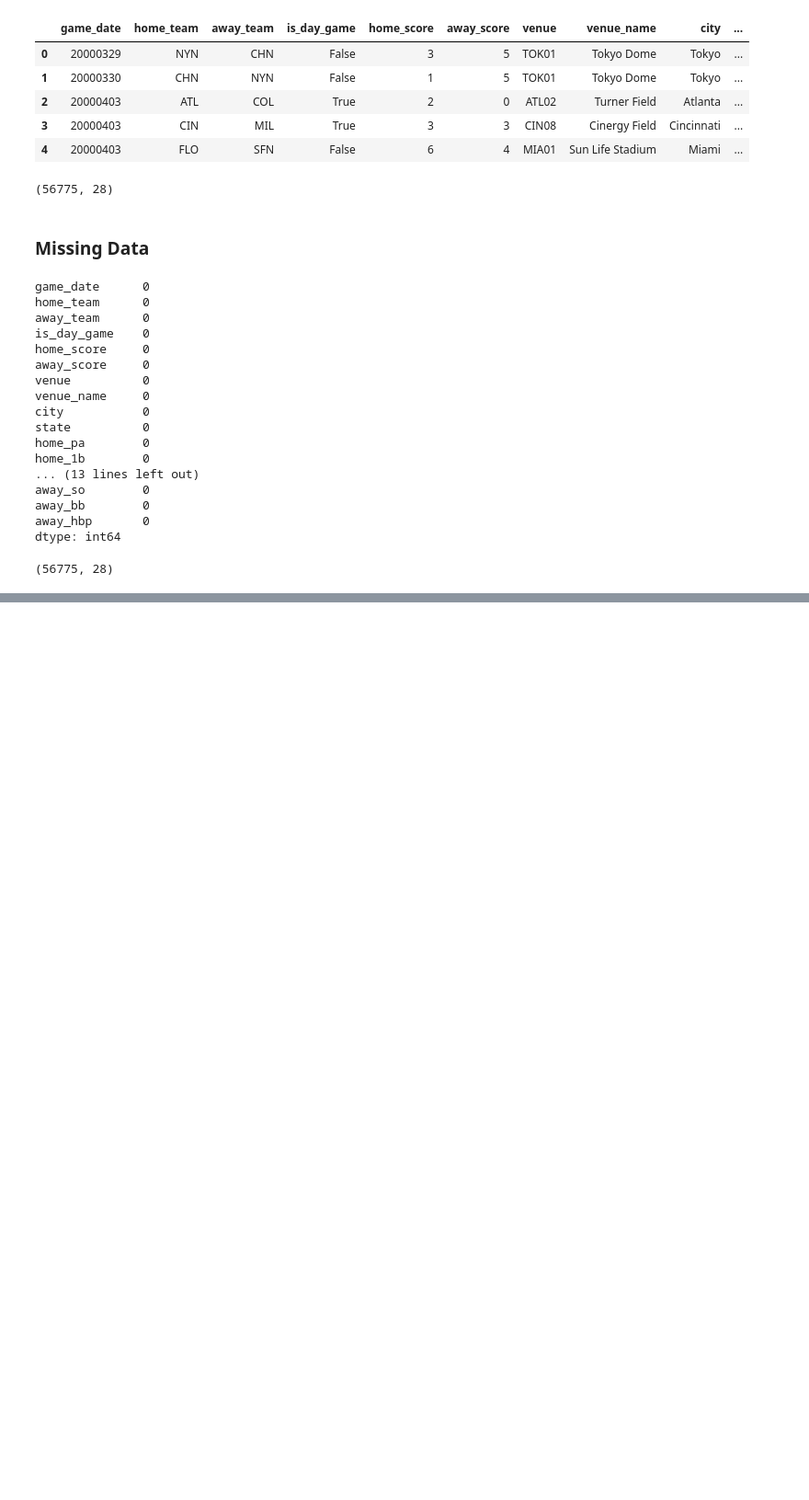
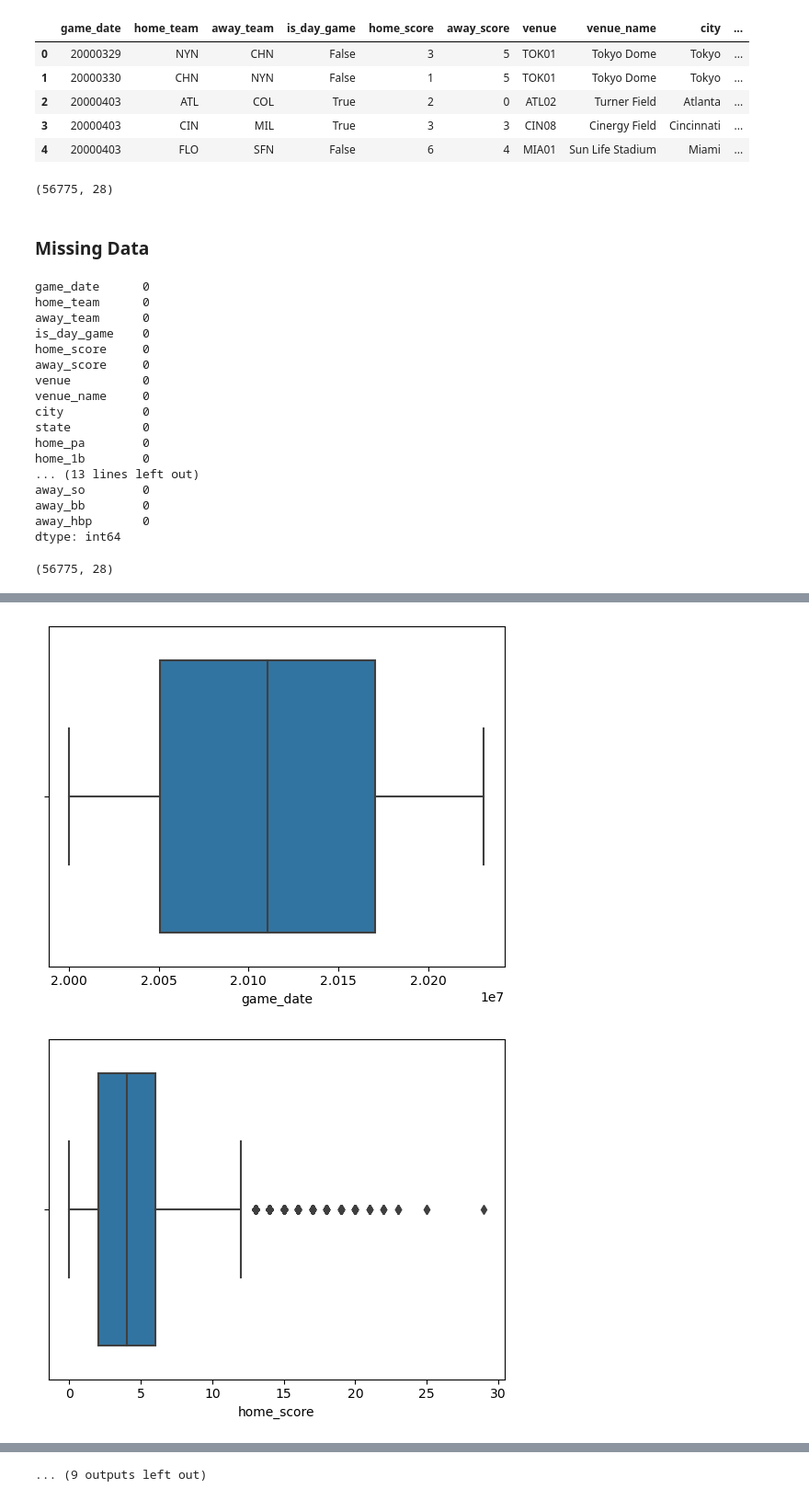
Before and after one commit to kyleanthonyr/datathon_2024, a Jupyter notebook: backend/notebooks/cleaning_wrangling.ipynb, the cells around one changed output, grey strips where cells are left out. Shown at 92% size. Cells and saved outputs as stored; diff of their text form; code cells hidden in the pictures; blank space fills up the shorter version.

```diff
--- a/backend/notebooks/cleaning_wrangling.ipynb
+++ b/backend/notebooks/cleaning_wrangling.ipynb
@@ -58,0 +94,23 @@ astro_df.drop_duplicates().shape
+# %%
+for i in numeric.columns:
+    # Get 25th and 75th percentile
+    q25, q75 = np.percentile(numeric[i], 25), np.percentile(numeric[i], 75)
+
+    # Get IQR
+    iqr = q75 - q25
+
+    # Get cutofff
+    cutoff = iqr * 1.5
+
+    # threshold
+    lower, upper = q25 - cutoff, q75 + cutoff
+
+    # outliers
+    removed_outliers = [x for x in numeric[i] if x >= lower and x <= upper]
+# %%
+for i in numeric.columns:
+    sns.boxplot(x=numeric[i], )
+    plt.show()
+# %% [output]
+[figure, added]
+[figure, added]
@@ -58,0 +127 @@ astro_df.drop_duplicates().shape
+... (9 outputs left out)
```
Also changed, not shown: parts of 19 cells of this notebook.
